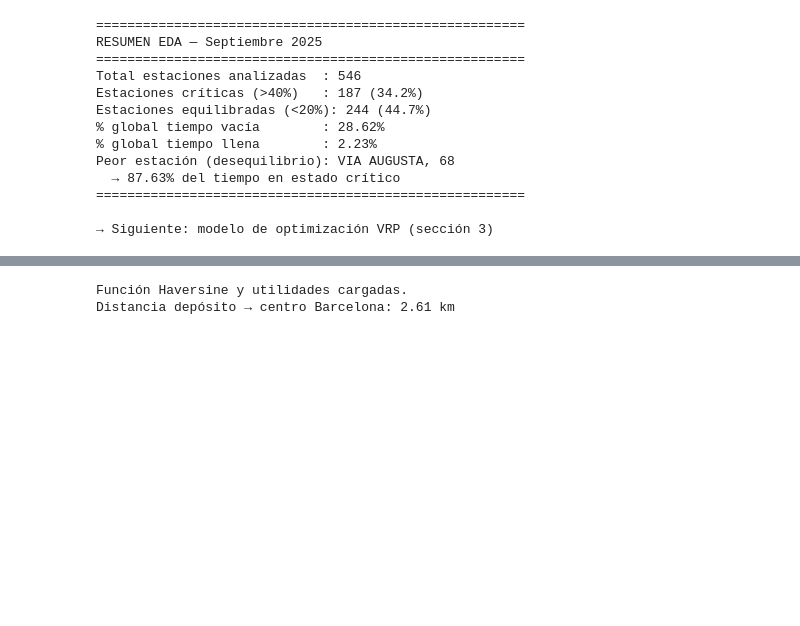
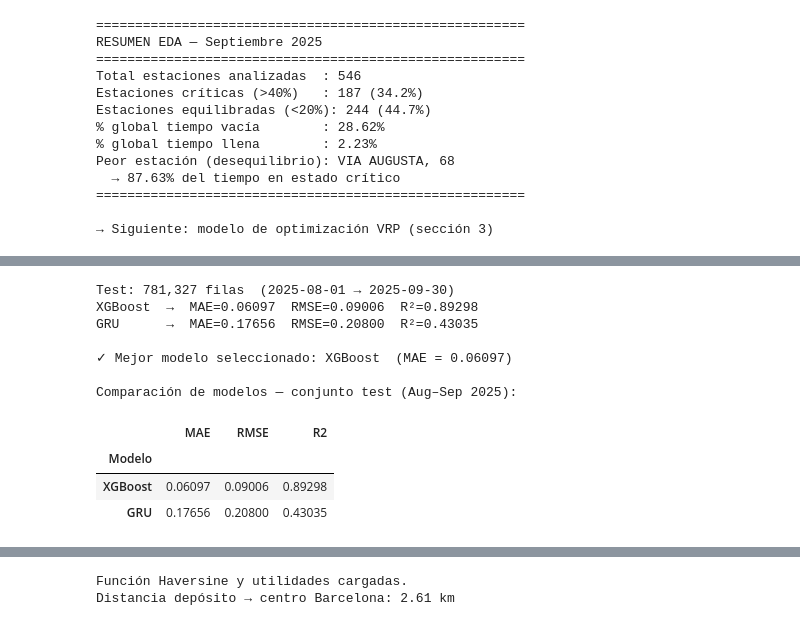
Before and after one commit to C0SBEL/brp_bicing, a Jupyter notebook: notebooks/BRP.ipynb, the cells around one changed output, grey strips where cells are left out. Drawn from its saved outputs; the diff is of its cells as text; code cells hidden in the pictures; blank space fills up the shorter version.

```diff
--- a/notebooks/BRP.ipynb
+++ b/notebooks/BRP.ipynb
@@ -318,0 +326,78 @@ Peor estación (desequilibrio): VIA AUGUSTA, 68
+# %%
+import sys, setuptools._distutils as _d; sys.modules.setdefault("distutils", _d)
+import xgboost as xgb
+from sklearn.metrics import mean_absolute_error, mean_squared_error, r2_score
+
+MODELS_DIR   = ROOT / 'models'
+XGB_PATH     = MODELS_DIR / 'xgboost_bicing.ubj'
+LSTM_PATH    = MODELS_DIR / 'lstm_bicing.keras'
+
+FEATURES_XGB = ["bikes_lag_1h", "bikes_lag_24h", "bikes_lag_168h",
+                 "bikes_analog_mean", "capacity", "altitude",
+                 "hour", "day_of_week", "month"]
+TARGET = "occupancy_rate"
+
+# ── Cargar dataset de test ────────────────────────────────────────────────
+MODEL_PARQUET = PROC_DIR / "bicing_model_ready.parquet"
+df_model = pd.read_parquet(MODEL_PARQUET)
+test_mask = (df_model['hora'] >= pd.Timestamp('2025-08-01')) & \
+            (df_model['hora'] <= pd.Timestamp('2025-09-30 23:00'))
+df_test_eval = df_model[test_mask].dropna(subset=FEATURES_XGB + [TARGET]).copy()
+print(f"Test: {len(df_test_eval):,} filas  ({df_test_eval['hora'].min().date()} → {df_test_eval['hora'].max().date()})")
+
+# ── XGBoost ───────────────────────────────────────────────────────────────
+xgb_model = xgb.XGBRegressor()
+xgb_model.load_model(str(XGB_PATH))
+pred_xgb = xgb_model.predict(df_test_eval[FEATURES_XGB]).clip(0, 1)
+
+model_metrics = {}
+model_metrics['XGBoost'] = {
+    'MAE':  mean_absolute_error(df_test_eval[TARGET], pred_xgb),
+    'RMSE': np.sqrt(mean_squared_error(df_test_eval[TARGET], pred_xgb)),
+    'R2':   r2_score(df_test_eval[TARGET], pred_xgb),
+    'available': True,
+}
+print(f"XGBoost  →  MAE={model_metrics['XGBoost']['MAE']:.5f}  "
+      f"RMSE={model_metrics['XGBoost']['RMSE']:.5f}  R²={model_metrics['XGBoost']['R2']:.5f}")
+
+# ── GRU (métricas del notebook LSTM.ipynb) ────────────────────────────────
+# GRU MAE=0.17656 en test (ver LSTM.ipynb §10). Mucho peor que XGBoost → se usa XGBoost.
+model_metrics['GRU'] = {
+    'MAE':  0.17656,
+    'RMSE': 0.20800,
+    'R2':   0.43035,
+    'available': True,
+}
+print(f"GRU      →  MAE={model_metrics['GRU']['MAE']:.5f}  "
+      f"RMSE={model_metrics['GRU']['RMSE']:.5f}  R²={model_metrics['GRU']['R2']:.5f}")
+
+# ── Selección del mejor modelo ────────────────────────────────────────────
+BEST_MODEL_NAME = min(
+    (k for k, v in model_metrics.items() if v['available']),
+    key=lambda k: model_metrics[k]['MAE']
+)
+print(f"\n✓ Mejor modelo seleccionado: {BEST_MODEL_NAME}  "
+      f"(MAE = {model_metrics[BEST_MODEL_NAME]['MAE']:.5f})")
+
+# ── Tabla comparativa ─────────────────────────────────────────────────────
+df_cmp = pd.DataFrame(model_metrics).T[['MAE', 'RMSE', 'R2']].astype(float)
+df_cmp.index.name = 'Modelo'
+print("\nComparación de modelos — conjunto test (Aug–Sep 2025):")
+display(df_cmp.style
+        .format('{:.5f}')
+        .highlight_min(subset=['MAE', 'RMSE'], color='#d4edda')
+        .highlight_max(subset=['R2'],          color='#d4edda'))
+
+lstm_available = False  # GRU no se carga en BRP (usar métricas pre-calculadas)
+# %% [output]
+Test: 781,327 filas  (2025-08-01 → 2025-09-30)
+XGBoost  →  MAE=0.06097  RMSE=0.09006  R²=0.89298
+GRU      →  MAE=0.17656  RMSE=0.20800  R²=0.43035
+
+✓ Mejor modelo seleccionado: XGBoost  (MAE = 0.06097)
+
+Comparación de modelos — conjunto test (Aug–Sep 2025):
+|  | MAE | RMSE | R2 |
+| Modelo |  |  |  |
+| XGBoost | 0.06097 | 0.09006 | 0.89298 |
+| GRU | 0.17656 | 0.20800 | 0.43035 |
```
Also changed, not shown: parts of 16 cells of this notebook, 14 other files.
